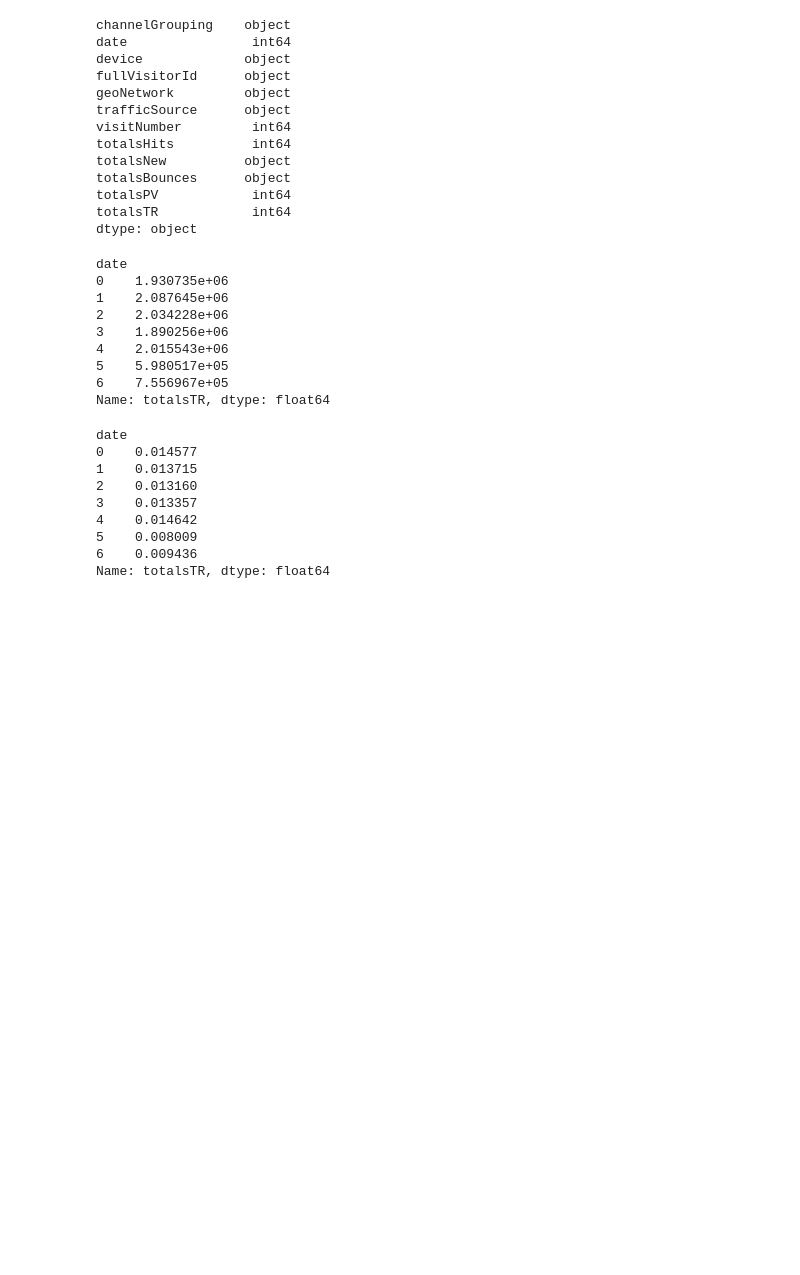
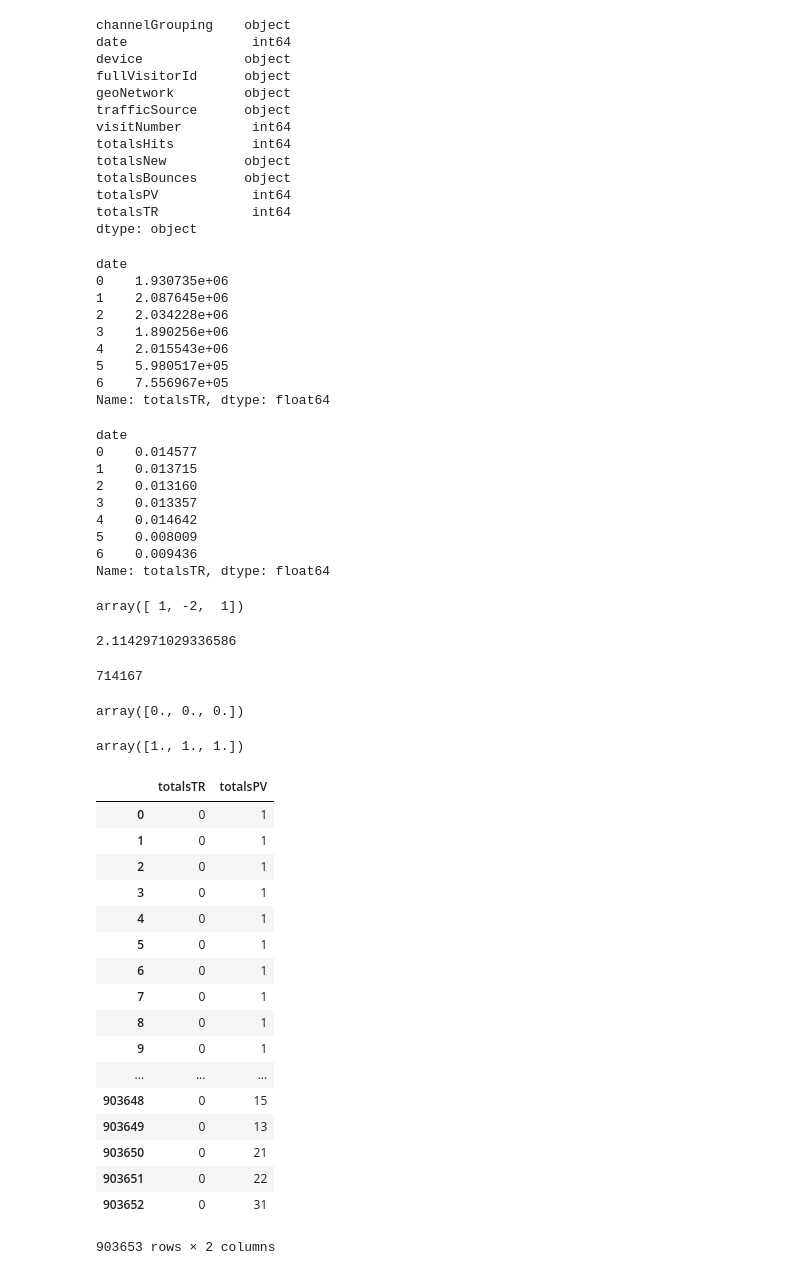
Before and after one commit to kfa408/GoogleAnalyticsCustomerRevenue, a Jupyter notebook: Explore.ipynb, the cells around one changed output. Cells and saved outputs as stored; diff of their text form; code cells hidden in the pictures; blank space fills up the shorter version.

```diff
--- a/Explore.ipynb
+++ b/Explore.ipynb
@@ -704,0 +700,41 @@ Name: totalsTR, dtype: float64
+# %%
+np.subtract([1,2,3],[0,4,2])
+# %% [output]
+array([ 1, -2,  1])
+# %%
+CalcMSE(userTR, np.zeros(714167))
+# %% [output]
+2.1142971029336586
+# %%
+len(userTR)
+# %% [output]
+714167
+# %%
+np.zeros(3)
+# %% [output]
+array([0., 0., 0.])
+# %%
+np.zeros(3)+1
+# %% [output]
+array([1., 1., 1.])
+# %%
+df.loc[:,['totalsTR', 'totalsPV']]
+# %% [output]
+|  | totalsTR | totalsPV |
+| 0 | 0 | 1 |
+| 1 | 0 | 1 |
+| 2 | 0 | 1 |
+| 3 | 0 | 1 |
+| 4 | 0 | 1 |
+| 5 | 0 | 1 |
+| 6 | 0 | 1 |
+| 7 | 0 | 1 |
+| 8 | 0 | 1 |
+| 9 | 0 | 1 |
+| ... | ... | ... |
+| 903648 | 0 | 15 |
+| 903649 | 0 | 13 |
+| 903650 | 0 | 21 |
+| 903651 | 0 | 22 |
+| 903652 | 0 | 31 |
+903653 rows × 2 columns
```
Also changed, not shown: parts of 54 cells of this notebook.
